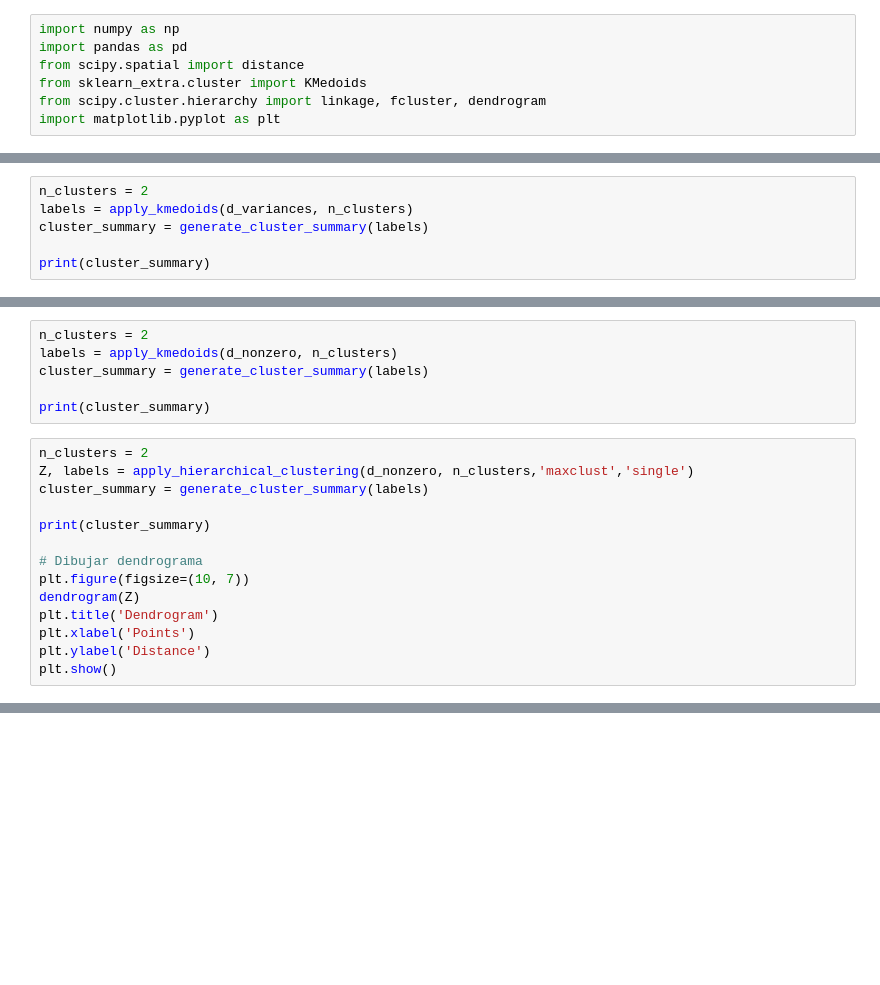
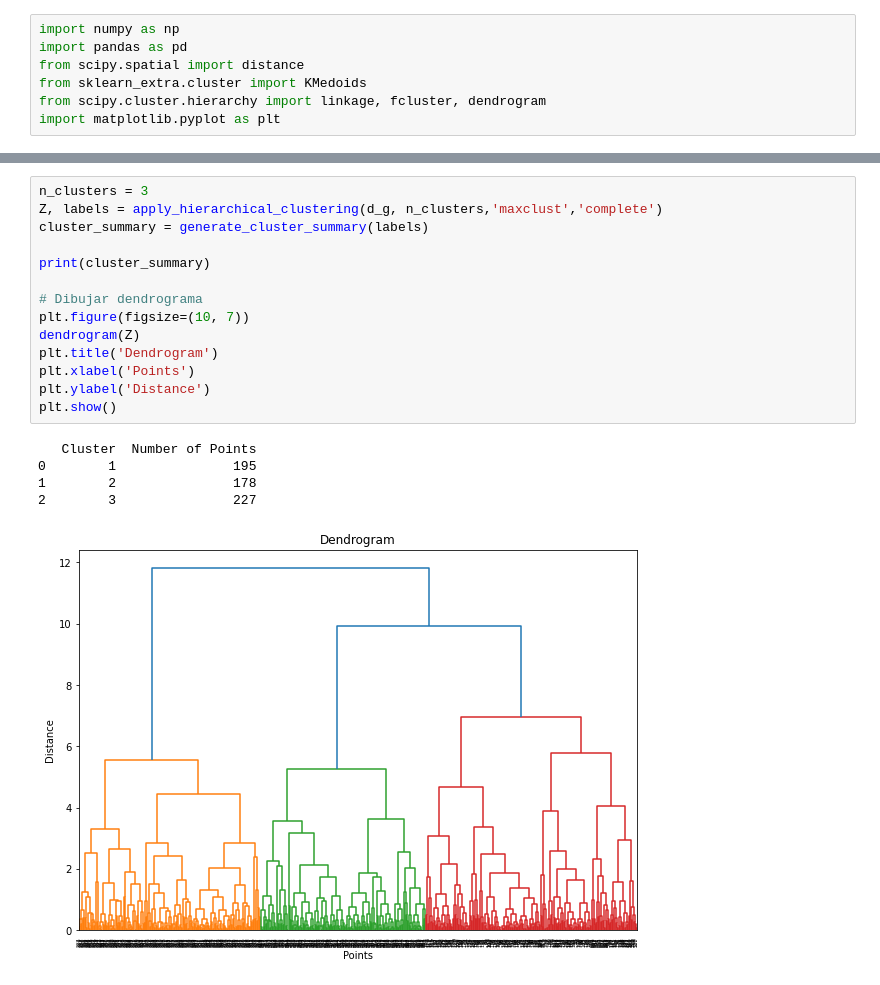
Before and after one commit to tomy325/clustering, a Jupyter notebook: clustering.ipynb, the cells around one changed output, grey strips where cells are left out. Drawn from its saved outputs; the diff is of its cells as text; blank space fills up the shorter version.

```diff
--- a/clustering.ipynb
+++ b/clustering.ipynb
@@ -107,6 +22,0 @@ elbow_method_with_distances(d_variances, range(1, 11))
-# %%
-n_clusters = 2
-labels = apply_kmedoids(d_variances, n_clusters)
-cluster_summary = generate_cluster_summary(labels)
-
-print(cluster_summary)
@@ -129,20 +22,0 @@ elbow_method_with_distances(d_nonzero, range(1, 11))
-# %%
-n_clusters = 2
-labels = apply_kmedoids(d_nonzero, n_clusters)
-cluster_summary = generate_cluster_summary(labels)
-
-print(cluster_summary)
-# %%
-n_clusters = 2
-Z, labels = apply_hierarchical_clustering(d_nonzero, n_clusters,'maxclust','single')
-cluster_summary = generate_cluster_summary(labels)
-
-print(cluster_summary)
-
-# Dibujar dendrograma
-plt.figure(figsize=(10, 7))
-dendrogram(Z)
-plt.title('Dendrogram')
-plt.xlabel('Points')
-plt.ylabel('Distance')
-plt.show()
@@ -148,0 +187,20 @@ plt.show()
+# %%
+n_clusters = 3
+Z, labels = apply_hierarchical_clustering(d_g, n_clusters,'maxclust','complete')
+cluster_summary = generate_cluster_summary(labels)
+
+print(cluster_summary)
+
+# Dibujar dendrograma
+plt.figure(figsize=(10, 7))
+dendrogram(Z)
+plt.title('Dendrogram')
+plt.xlabel('Points')
+plt.ylabel('Distance')
+plt.show()
+# %% [output]
+   Cluster  Number of Points
+0        1               195
+1        2               178
+2        3               227
+[figure, added]
```
Also changed, not shown: parts of 116 cells of this notebook, 1 other file.
